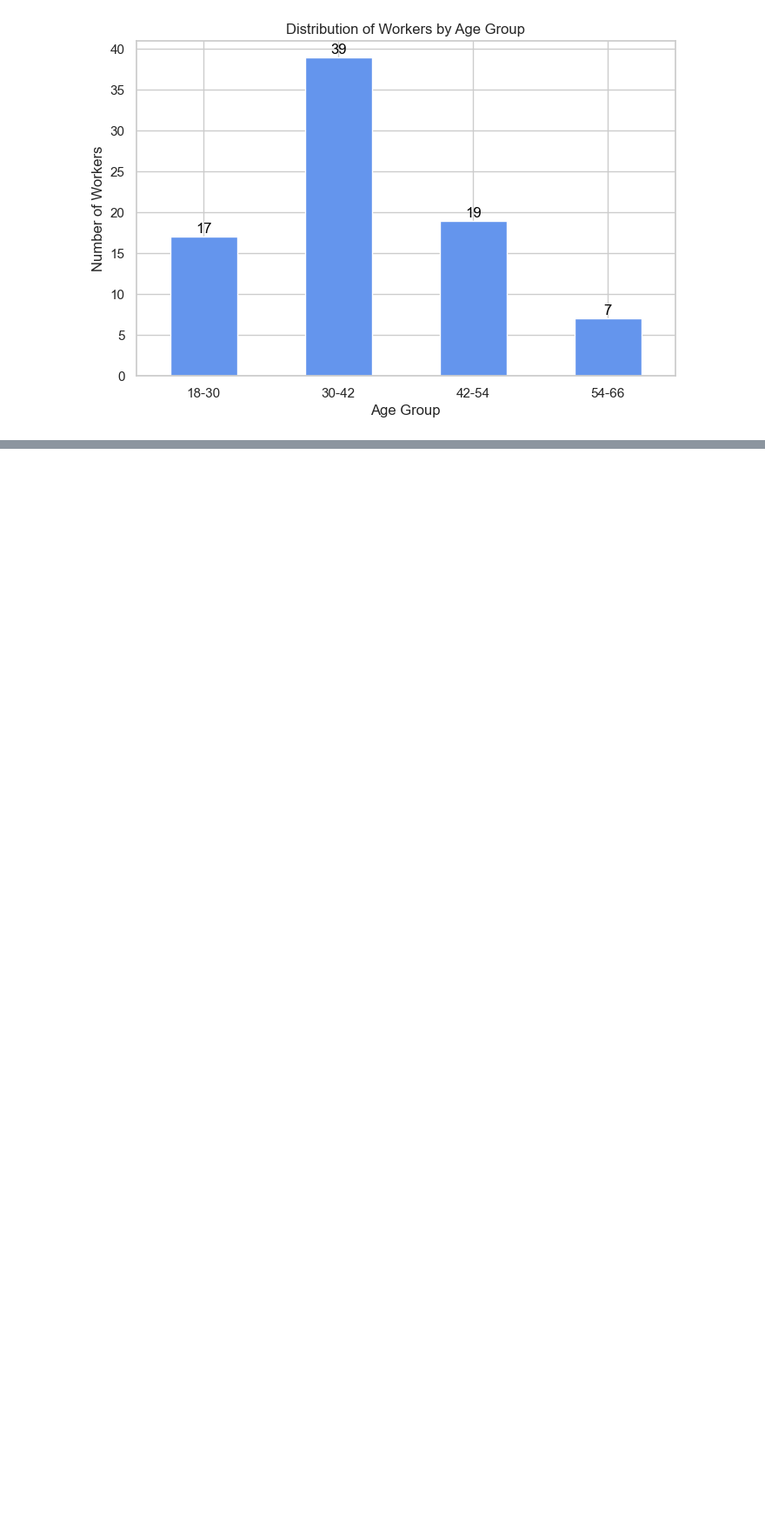
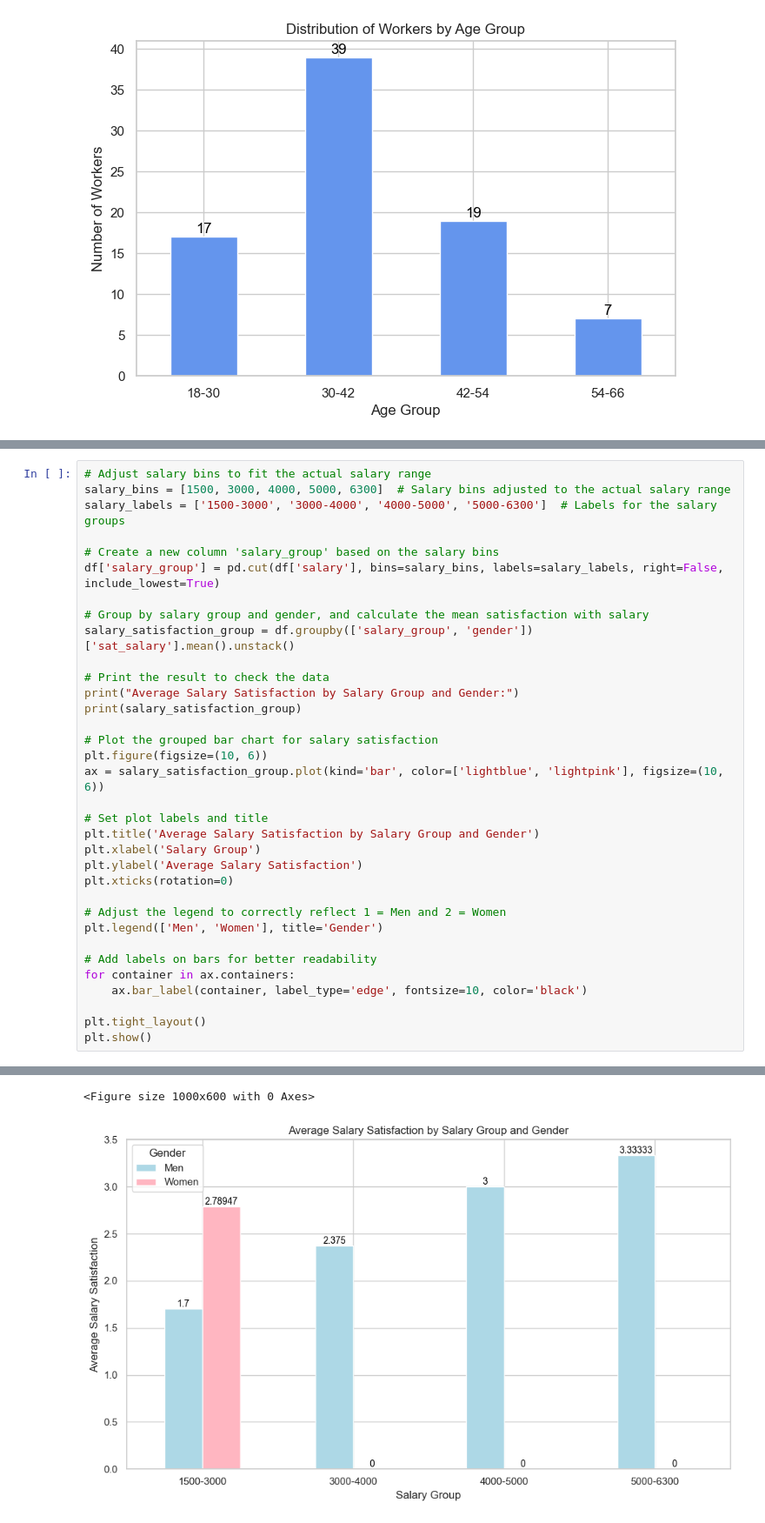
Before and after one commit to jemlau/DataAnalysisProject, a Jupyter notebook: harjoitustyoELLA.ipynb, the cells around one changed output, grey strips where cells are left out. Shown at 87% size. Saved outputs shown, nothing was run; the diff lists cells and outputs as text; blank space fills up the shorter version.

```diff
--- a/harjoitustyoELLA.ipynb
+++ b/harjoitustyoELLA.ipynb
@@ -153,0 +189,35 @@ plt.show()
+# %%
+# Adjust salary bins to fit the actual salary range
+salary_bins = [1500, 3000, 4000, 5000, 6300]  # Salary bins adjusted to the actual salary range
+salary_labels = ['1500-3000', '3000-4000', '4000-5000', '5000-6300']  # Labels for the salary groups
+
+# Create a new column 'salary_group' based on the salary bins
+df['salary_group'] = pd.cut(df['salary'], bins=salary_bins, labels=salary_labels, right=False, include_lowest=True)
+
+# Group by salary group and gender, and calculate the mean satisfaction with salary
+salary_satisfaction_group = df.groupby(['salary_group', 'gender'])['sat_salary'].mean().unstack()
+
+# Print the result to check the data
+print("Average Salary Satisfaction by Salary Group and Gender:")
+print(salary_satisfaction_group)
+
+# Plot the grouped bar chart for salary satisfaction
+plt.figure(figsize=(10, 6))
+ax = salary_satisfaction_group.plot(kind='bar', color=['lightblue', 'lightpink'], figsize=(10, 6))
+
+# Set plot labels and title
+plt.title('Average Salary Satisfaction by Salary Group and Gender')
+plt.xlabel('Salary Group')
+plt.ylabel('Average Salary Satisfaction')
+plt.xticks(rotation=0)
+
+# Adjust the legend to correctly reflect 1 = Men and 2 = Women
+plt.legend(['Men', 'Women'], title='Gender')
+
+# Add labels on bars for better readability
+for container in ax.containers:
+    ax.bar_label(container, label_type='edge', fontsize=10, color='black')
+
+plt.tight_layout()
+plt.show()
+# %% [output]
@@ -153,0 +231,2 @@ plt.show()
+<Figure size 1000x600 with 0 Axes>
+[figure, added]
```
Also changed, not shown: parts of 12 cells of this notebook.
